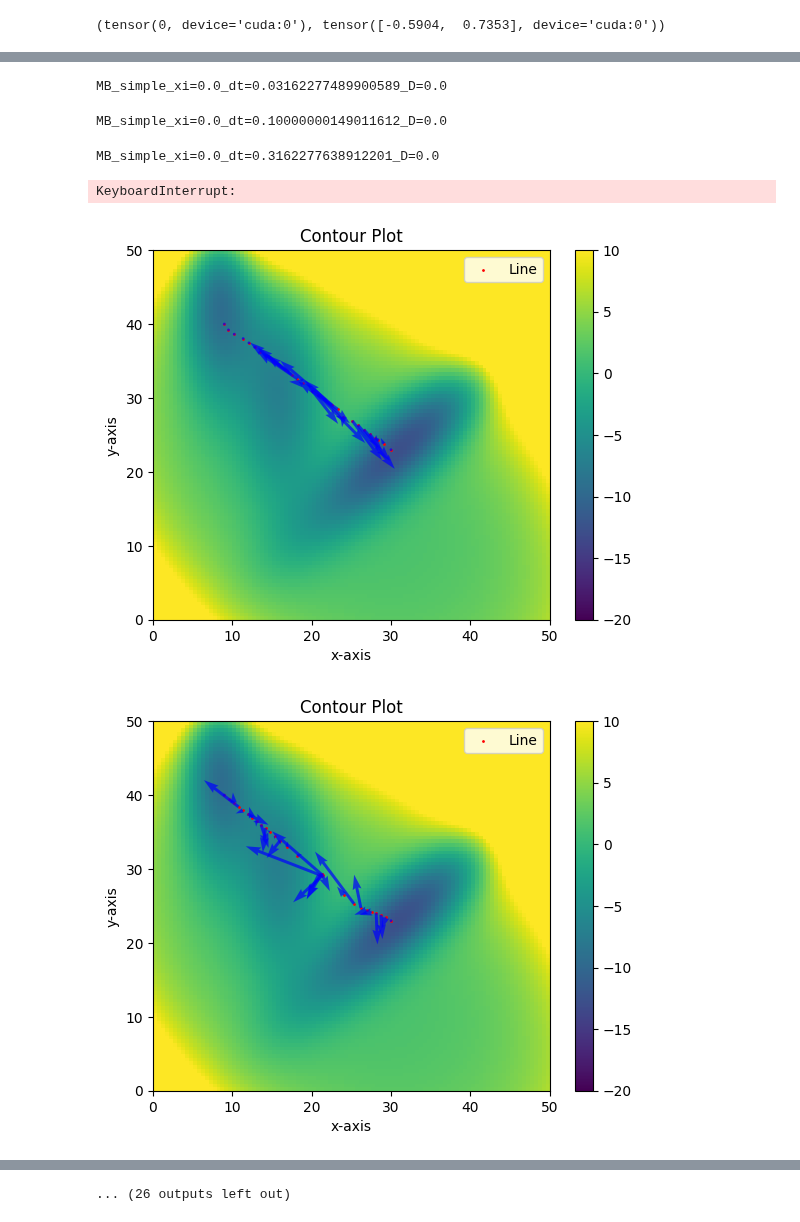
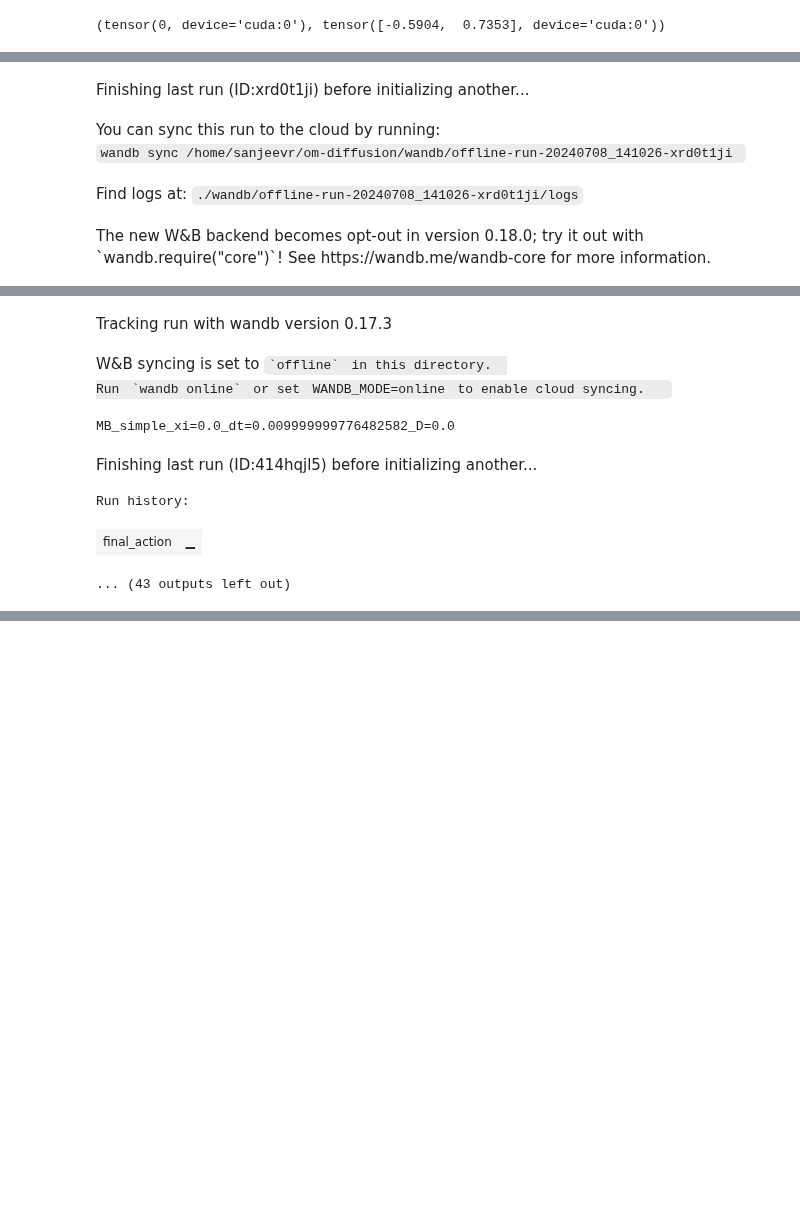
Before and after one commit to michael-psenka/OM-TPS, a Jupyter notebook: compare_actions.ipynb, the cells around one changed output, grey strips where cells are left out. Saved outputs shown, nothing was run; the diff lists cells and outputs as text; code cells hidden in the pictures; blank space fills up the shorter version.

Commit message:
setup mb tests with wandb logging

```diff
--- a/compare_actions.ipynb
+++ b/compare_actions.ipynb
@@ -43,6 +43,8 @@ def simple_action(path, xi, dt, D=None):
 # %%
 from tqdm import tqdm
 import imageio
+import wandb
+wandb.login()
 
 # Action parameters
 
@@ -60,9 +62,18 @@ for action_f in [simple_action, S2_action]:
 
 
             for D in D_loop:
+                config = {
+                    "xi": xi.item(),
+                    "dt": dt.item(),
+                    "D": D.item(),
+                    "action": action_f.__name__,
+                }
+                wandb.init(project="mb-tests", config=config, name="MB_test")
+
                 action_str = "simple" if action_f == simple_action else "S2"
                 print(f'MB_{action_str}_xi={round(xi.item(), 1)}_dt={dt}_D={D.item()}')
                 action_func = lambda path: action_f(path, xi, dt, D)
+                evaluation_action = lambda path: action_f(path, xi = torch.tensor(0.1).to(args.device), dt = 0.1, D = torch.tensor(10).to(args.device))
                 line_x = torch.linspace(x0[1], xf[1],line_density)
                 line_y = torch.linspace(x0[0], xf[0], line_density)
                 line_points = torch.stack((line_x, line_y), axis=-1).to(args.device)
@@ -85,7 +96,7 @@ for action_f in [simple_action, S2_action]:
 
                 x, y = torch.meshgrid(x_values, y_values)
                 z = potential.U_split(x.to(args.device), y.to(args.device)).cpu()
-
+                actions = []
                 for i in tqdm(range(iterations)):
                     line_points.requires_grad = True
                     action = action_func(line_points)
@@ -126,8 +137,27 @@ for action_f in [simple_action, S2_action]:
                         image = np.frombuffer(fig.canvas.tostring_rgb(), dtype='uint8')
                         image = image.reshape(fig.canvas.get_width_height()[::-1] + (3,))
                         gif_data.append(image)
+                        eval_action = evaluation_action(line_points) + evaluation_action(torch.flip(line_points, dims = (0,)))
+                        actions.append(eval_action.item())
+
+
 
                 action_str = "simple" if action_f == simple_action else "S2"
                 imageio.mimsave(f'MB_tests/MB_{action_str}_xi={round(xi.item(), 3)}_dt={round(dt.item(), 3)}_D={round(D.item(), 3)}.gif', gif_data, fps=3)
+                log_dict = {"gif": wandb.Video(f'MB_tests/MB_{action_str}_xi={round(xi.item(), 3)}_dt={round(dt.item(), 3)}_D={round(D.item(), 3)}.gif')}
                 plt.close(fig)
+
+                # Plot gif of OM actions
+                plt.figure()
+                plt.plot(np.arange(len(actions)), actions)
+                plt.xlabel("Optimization Steps")
+                plt.ylabel("OM Action")
+                plt.title("OM Action vs Optimization Steps")
+                log_dict.update({"OM Action": wandb.Image(plt)})
+                plt.close()
+
+                log_dict.update({"final_action": actions[-1]})
+                wandb.log(log_dict, step=0)
+                wandb.run.summary.update(log_dict)
+                wandb.finish()
 # %% [output]
@@ -134,0 +165,5 @@ MB_simple_xi=0.0_dt=0.009999999776482582_D=0.0
+Finishing last run (ID:xrd0t1ji) before initializing another...
+You can sync this run to the cloud by running:
+wandb sync /home/sanjeevr/om-diffusion/wandb/offline-run-20240708_141026-xrd0t1ji
+Find logs at: ./wandb/offline-run-20240708_141026-xrd0t1ji/logs
+The new W&B backend becomes opt-out in version 0.18.0; try it out with `wandb.require("core")`! See https://wandb.me/wandb-core for more information.
@@ -135,6 +171,8 @@ MB_simple_xi=0.0_dt=0.009999999776482582_D=0.0
+Tracking run with wandb version 0.17.3
+W&B syncing is set to `offline` in this directory.
+Run `wandb online` or set WANDB_MODE=online to enable cloud syncing.
-MB_simple_xi=0.0_dt=0.03162277489900589_D=0.0
+MB_simple_xi=0.0_dt=0.009999999776482582_D=0.0
+Finishing last run (ID:414hqjl5) before initializing another...
-MB_simple_xi=0.0_dt=0.10000000149011612_D=0.0
+Run history:
+| final_action | ▁ |
-MB_simple_xi=0.0_dt=0.3162277638912201_D=0.0
+... (43 outputs left out)
-KeyboardInterrupt:
-[figure, removed]
-[figure, removed]
@@ -146,3 +179,2 @@ KeyboardInterrupt:
-... (26 outputs left out)
 # %%
 imageio.mimsave(f'MB_{action_str}_xi={round(xi.item(), 1)}_dt={dt}_D={D.item()}.gif', gif_data, fps=3)
```
Also changed, not shown: parts of 1 cell of this notebook, 1 other file.
